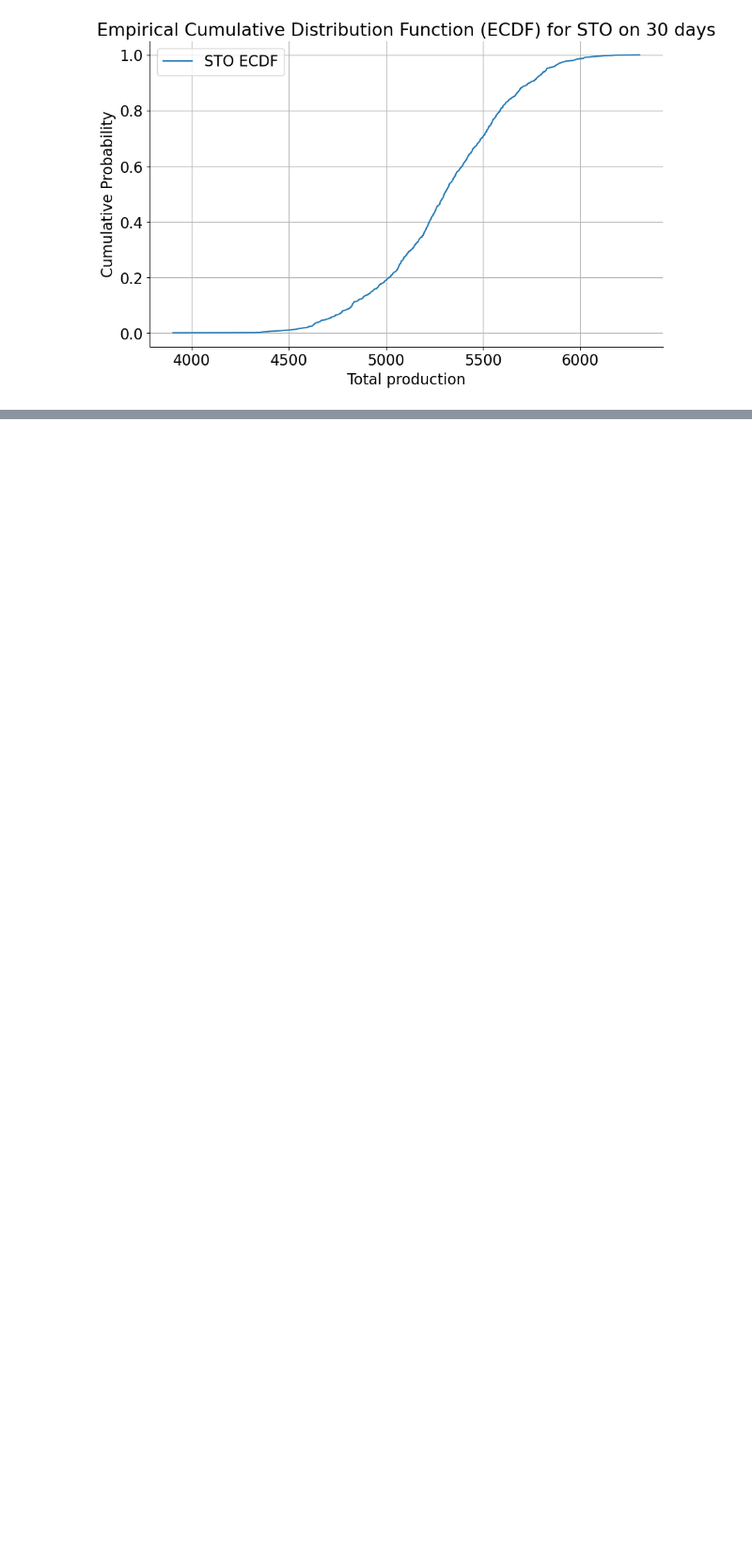
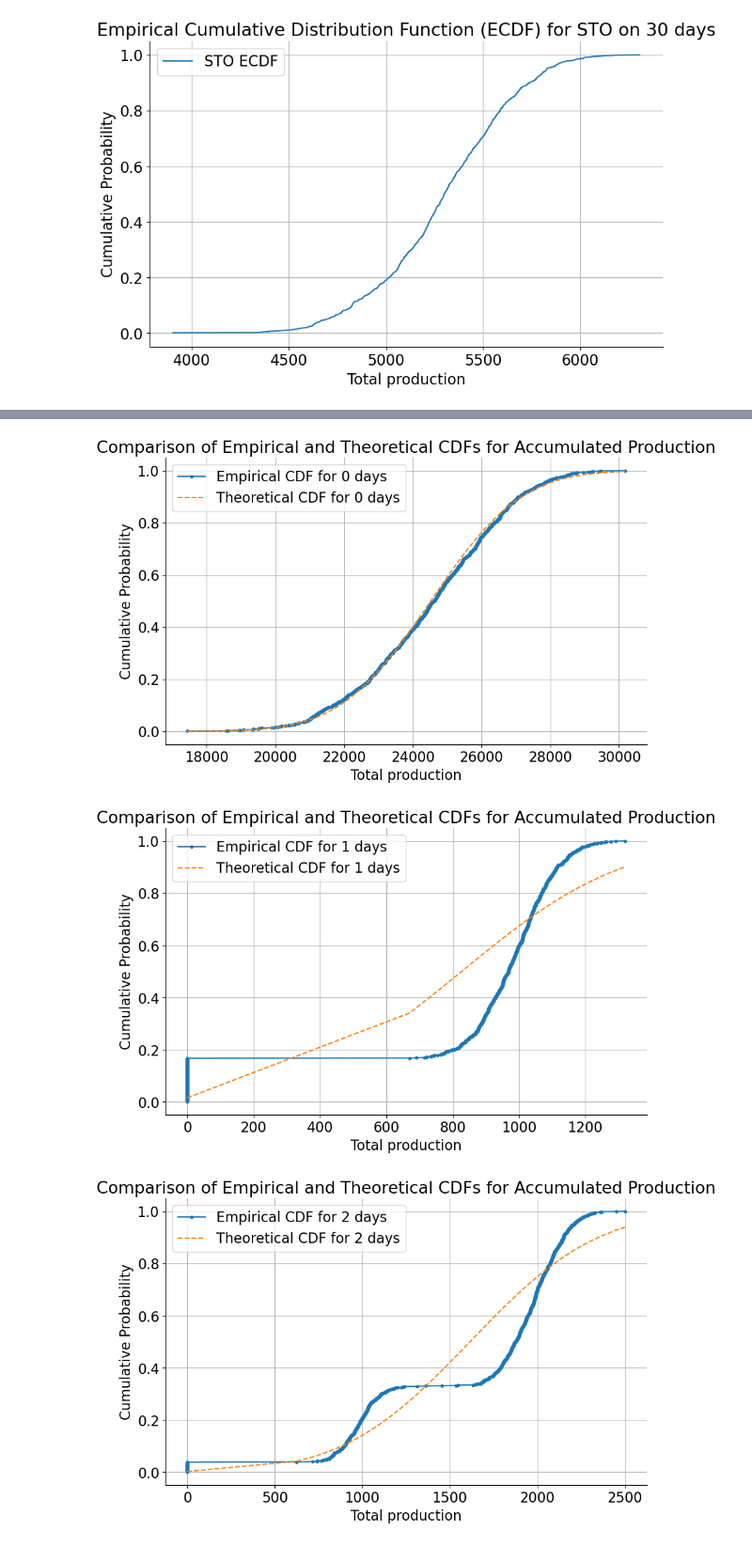
Before and after one commit to PhilippeGiorgino/project_evaluatie_statistiek, a Jupyter notebook: notebooks/model_production_process_TinnePhilippeSam.ipynb, the cells around one changed output, grey strips where cells are left out. Shown at 94% size. Cells and saved outputs as stored; diff of their text form; code cells hidden in the pictures; blank space fills up the shorter version.

```diff
--- a/notebooks/model_production_process_TinnePhilippeSam.ipynb
+++ b/notebooks/model_production_process_TinnePhilippeSam.ipynb
@@ -403,0 +406,30 @@ plot_ecdf(my_simulation_sto, num_days, 'STO')
+# %%
+# Parameters
+days = 7
+
+# Calculate the cumulative production for each simulation
+cumulative_production = np.cumsum(my_simulation_bru, axis=1)
+
+# Plot the ECDF for different numbers of accumulated days
+for n in range(days):
+    # Calculate the ECDF for the accumulated production
+    ecdf = ECDF(cumulative_production[:, n - 1])
+
+    # Calculate the theoretical CDF for a normal distribution
+    mean = np.mean(cumulative_production[:, n - 1])
+    std_dev = np.std(cumulative_production[:, n - 1])
+    theoretical_cdf = stats.norm.cdf(ecdf.x, loc=mean, scale=std_dev)
+
+    # Plot ECDF and theoretical CDF
+    plt.plot(ecdf.x, ecdf.y, label=f'Empirical CDF for {n} days', linestyle='-', marker='.')
+    plt.plot(ecdf.x, theoretical_cdf, label=f'Theoretical CDF for {n} days', linestyle='--')
+    plt.xlabel('Total production')
+    plt.ylabel('Cumulative Probability')
+    plt.title(f'Comparison of Empirical and Theoretical CDFs for Accumulated Production')
+    plt.legend()
+    plt.grid(True)
+    plt.show()
+# %% [output]
+[figure, added]
+[figure, added]
+[figure, added]
```
Also changed, not shown: parts of 2 cells of this notebook.
